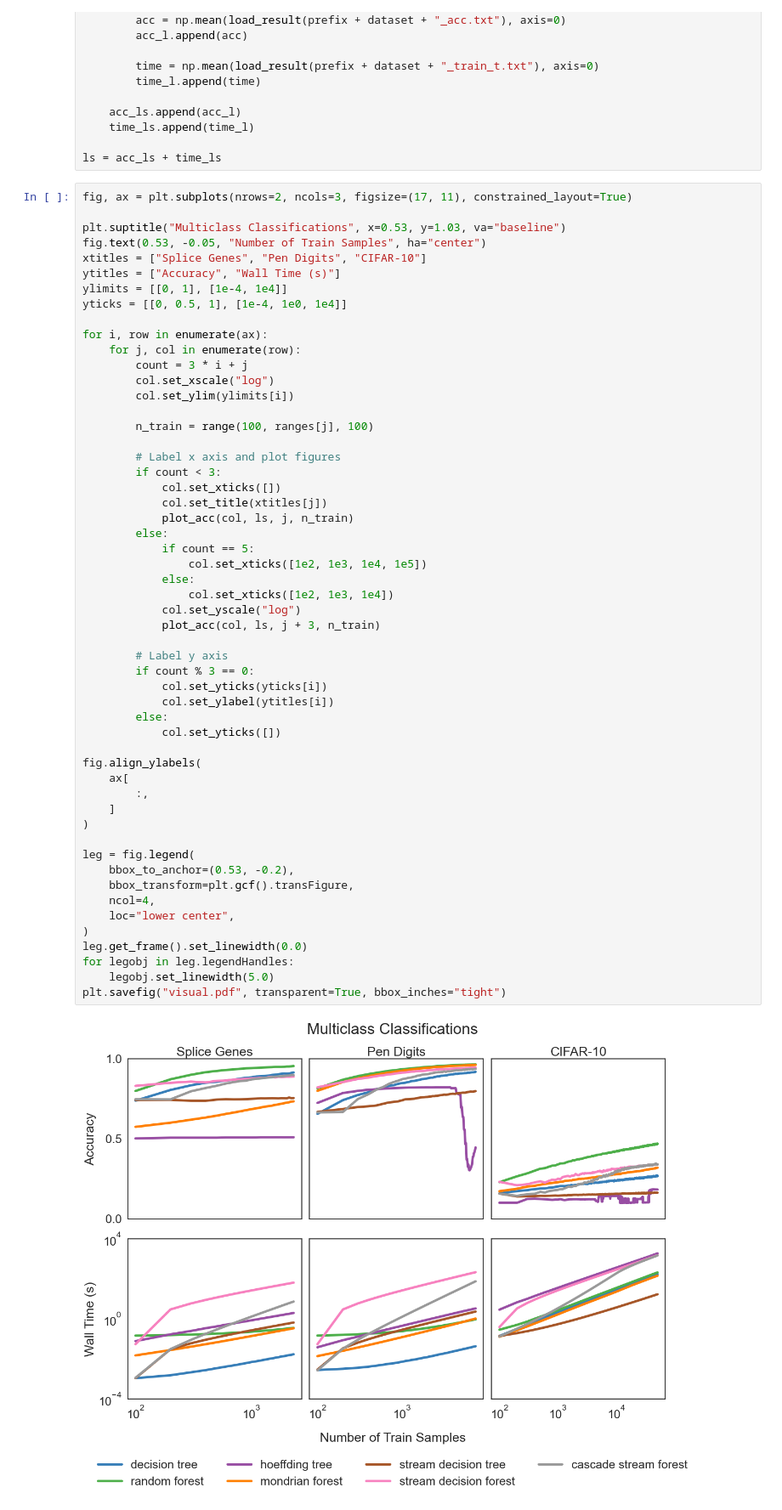
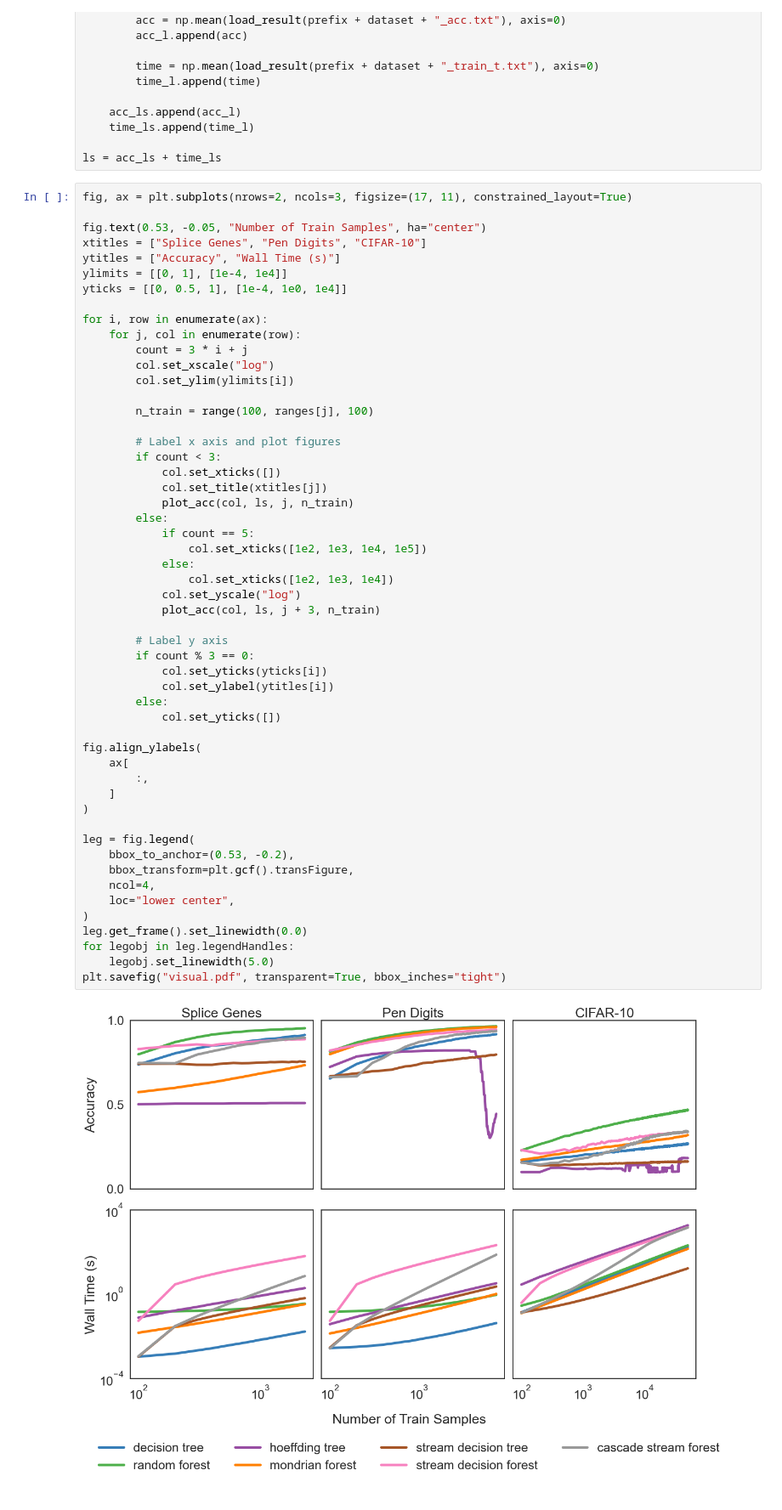
Before and after one commit to neurodata/SDTF, a Jupyter notebook: benchmarks/visual.ipynb, the cells around one changed output. Shown at 85% size. Cells and saved outputs as stored; diff of their text form.

Commit message:
Remove figure title

```diff
--- a/benchmarks/visual.ipynb
+++ b/benchmarks/visual.ipynb
@@ -69,7 +69,6 @@ ls = acc_ls + time_ls
 # %%
 fig, ax = plt.subplots(nrows=2, ncols=3, figsize=(17, 11), constrained_layout=True)
 
-plt.suptitle("Multiclass Classifications", x=0.53, y=1.03, va="baseline")
 fig.text(0.53, -0.05, "Number of Train Samples", ha="center")
 xtitles = ["Splice Genes", "Pen Digits", "CIFAR-10"]
 ytitles = ["Accuracy", "Wall Time (s)"]
@@ -94,31 +93,31 @@ for i, row in enumerate(ax):
                 col.set_xticks([1e2, 1e3, 1e4, 1e5])
             else:
                 col.set_xticks([1e2, 1e3, 1e4])
             col.set_yscale("log")
             plot_acc(col, ls, j + 3, n_train)
 
         # Label y axis
         if count % 3 == 0:
             col.set_yticks(yticks[i])
             col.set_ylabel(ytitles[i])
         else:
             col.set_yticks([])
 
 fig.align_ylabels(
     ax[
         :,
     ]
 )
 
 leg = fig.legend(
     bbox_to_anchor=(0.53, -0.2),
     bbox_transform=plt.gcf().transFigure,
     ncol=4,
     loc="lower center",
 )
 leg.get_frame().set_linewidth(0.0)
 for legobj in leg.legendHandles:
     legobj.set_linewidth(5.0)
 plt.savefig("visual.pdf", transparent=True, bbox_inches="tight")
 # %% [output]
-[figure, old version]
+[figure, new version]
```
Also changed, not shown: 1 other file.
